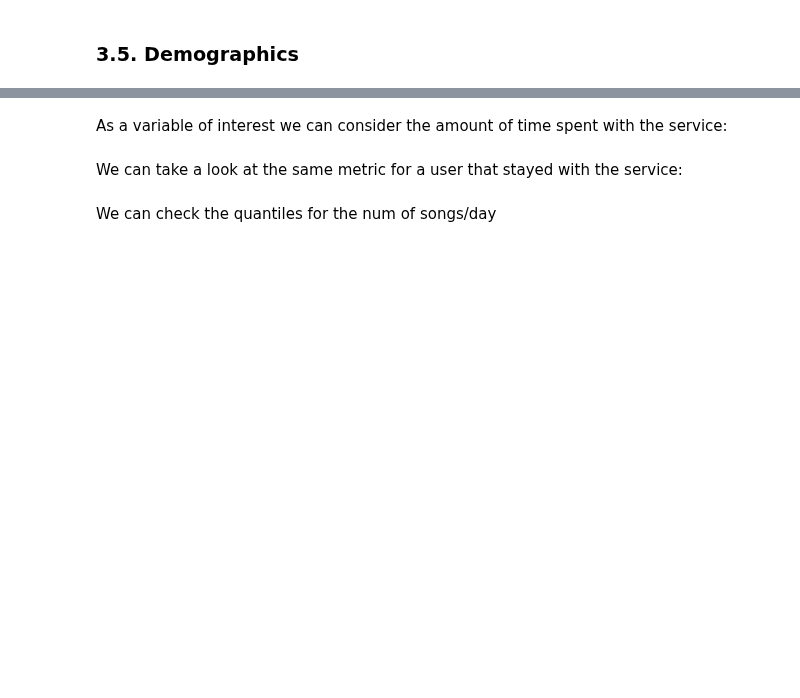
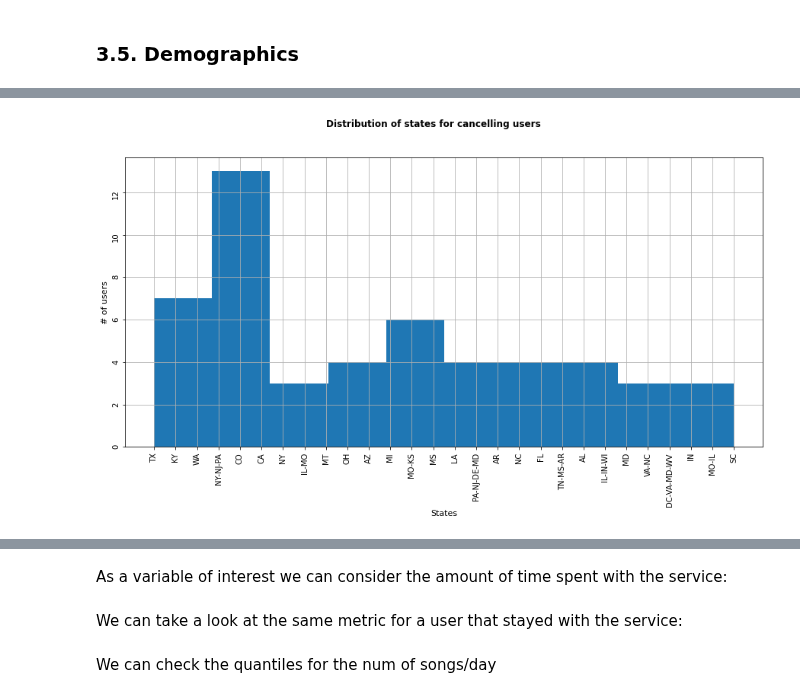
Before and after one commit to russom/DSND-Capstone, a Jupyter notebook: notebooks/Sparkify-project-local.ipynb, the cells around one changed output, grey strips where cells are left out. Cells and saved outputs as stored; diff of their text form; code cells hidden in the pictures; blank space fills up the shorter version.

```diff
--- a/notebooks/Sparkify-project-local.ipynb
+++ b/notebooks/Sparkify-project-local.ipynb
@@ -973,0 +1030,8 @@ Mean =  0.50 ; Std. Dev. =  0.98
+# %%
+# Parse the cancelled user to collect their location
+canc_user_location = df_user_log_cancelled.\
+                groupBy("userId").\
+                agg(F.first("location", True)).collect()
+
+# Get the state only
+canc_user_state = [user_loc[1].split(', ')[1] for user_loc in canc_user_location]
@@ -973,0 +1046,16 @@ Mean =  0.50 ; Std. Dev. =  0.98
+# %%
+# Plot histogram for state location (1/2)
+fig, ax = plt.subplots(1, 1)
+
+fig.suptitle('Distribution of states for cancelling users', fontsize=12, fontweight='bold')
+fig.set_figheight(7)
+fig.set_figwidth(15)
+
+ax.hist(canc_user_state)
+ax.set_xlabel('States', fontsize=11)
+ax.set_ylabel('# of users', fontsize=11)
+# plt.set_title('Cancelling Users', fontsize=11,fontweight='bold')
+ax.tick_params(labelrotation = 90)
+ax.grid()
+# %% [output]
+[figure, added]
```
Also changed, not shown: parts of 8 cells of this notebook.
